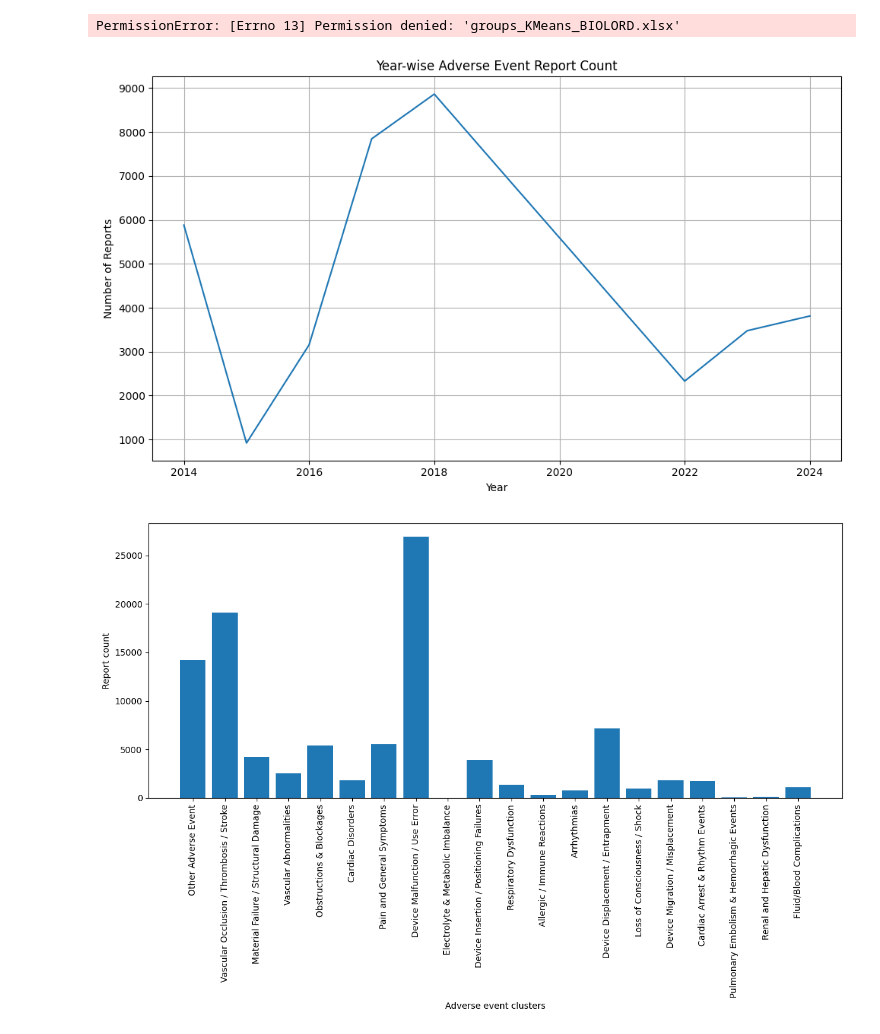
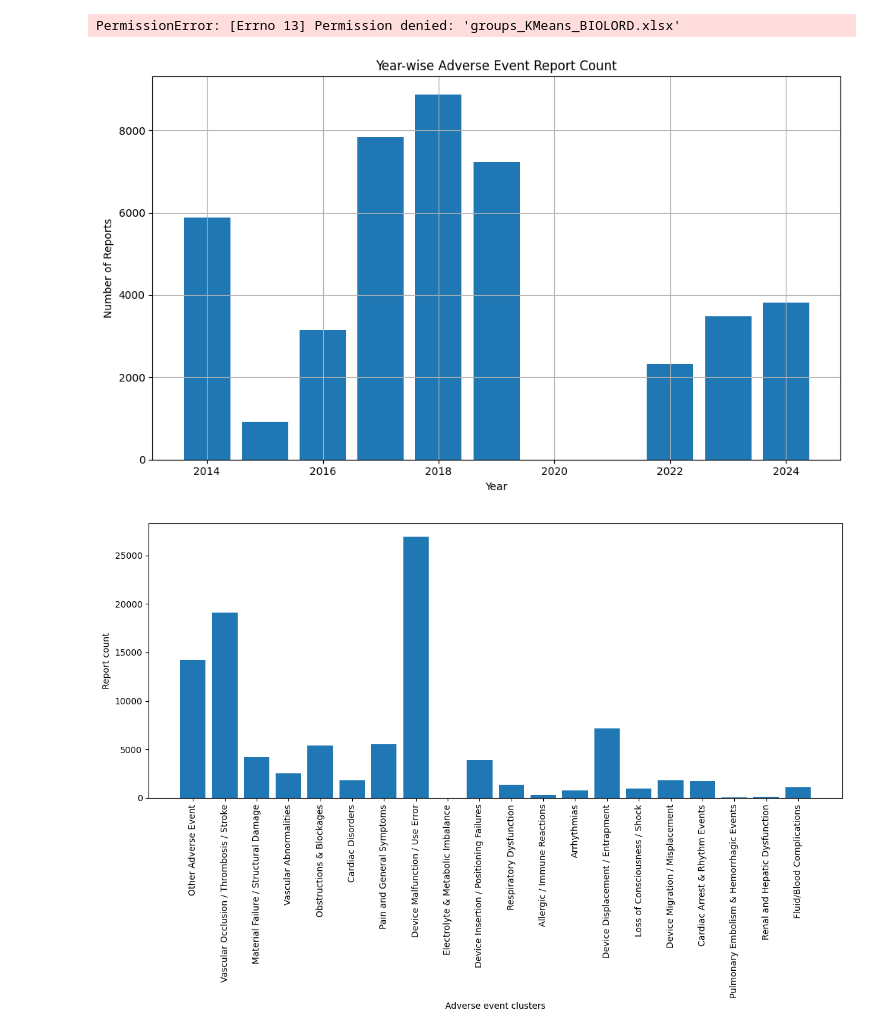
Before and after one commit to HYWONG-00/MAUDE_chatbot, a Jupyter notebook: Task 3 & 4.ipynb, the cells around one changed output. Cells and saved outputs as stored; diff of their text form; code cells hidden in the pictures.

```diff
--- a/Task 3 & 4.ipynb
+++ b/Task 3 & 4.ipynb
@@ -42,18 +42,18 @@ PermissionError: [Errno 13] Permission denied: 'groups_KMeans_BIOLORD.xlsx'
 # %%
 alldata["YEAR"] = alldata["YEAR"].apply(int)
 
 year_counts = alldata["YEAR"].value_counts().sort_index()
 
 plt.figure(figsize=(10, 6))
-plt.plot(year_counts.index, year_counts.values)
+plt.bar(year_counts.index, year_counts.values)
 plt.xlabel("Year")
 plt.ylabel("Number of Reports")
 plt.title("Year-wise Adverse Event Report Count")
 plt.grid(True)
 plt.tight_layout()
 plt.show()
 # %% [output]
-[figure, old version]
+[figure, new version]
 # %%
 ### Examine the report count for each AE AE_CATEGORY
 report_count = {}
```
Also changed, not shown: 6 other files.
